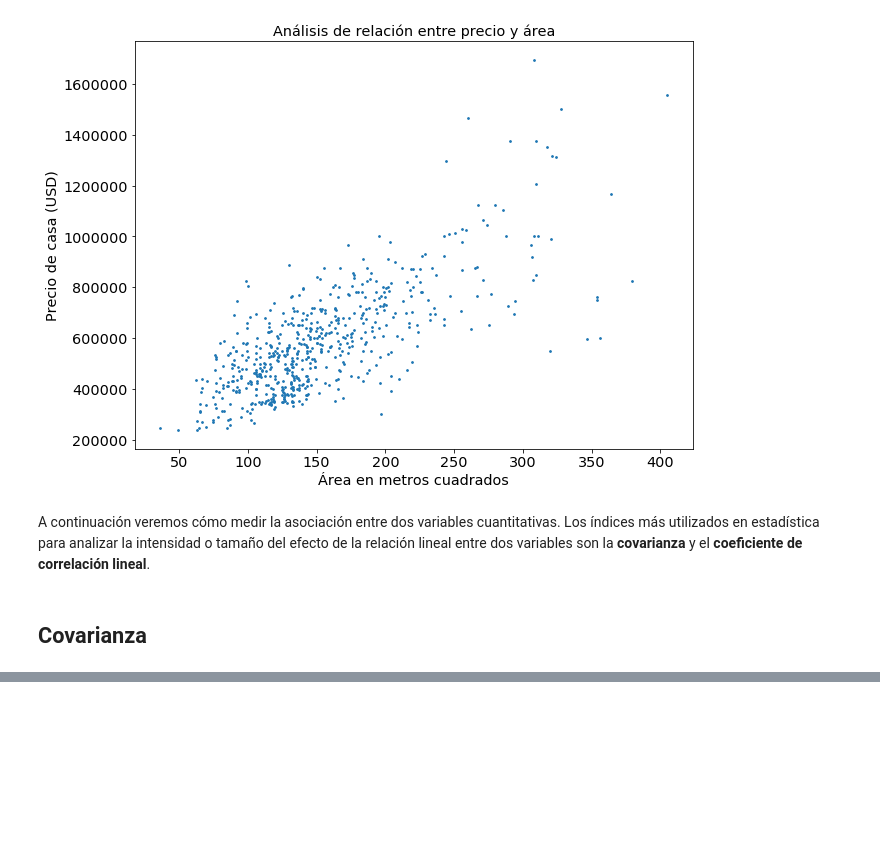
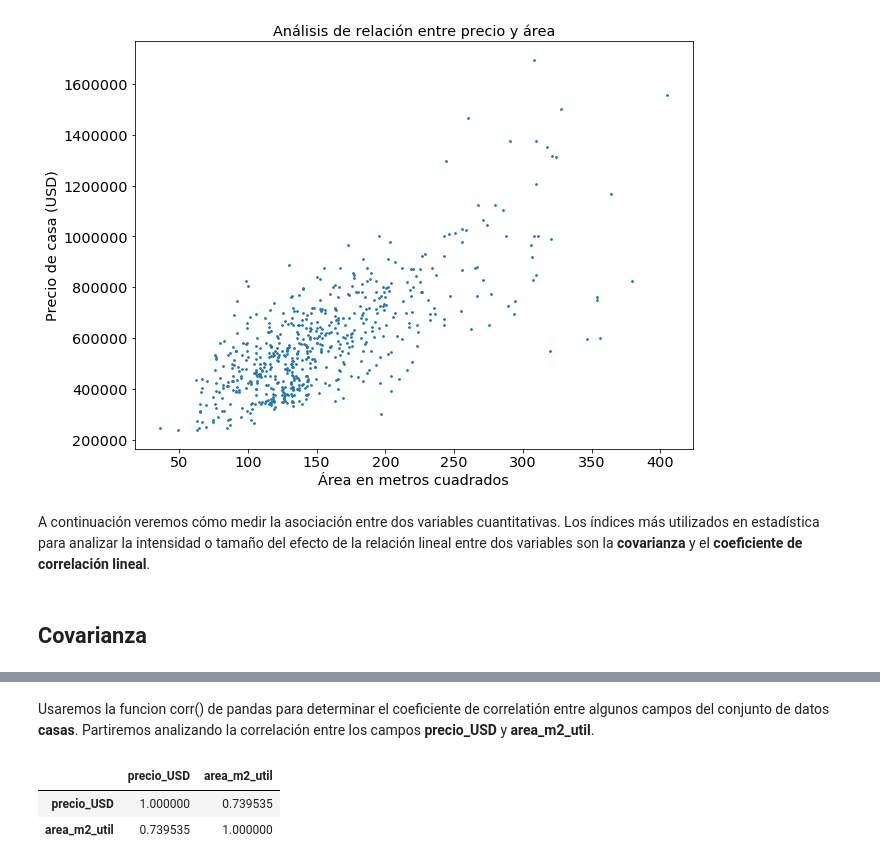
Before and after one commit to MetricLearning/diplomado_datascience, a Jupyter notebook: 04_Introduccion_estadistica/02_Analisis_de_correlacion.ipynb, the cells around one changed output, grey strips where cells are left out. Cells and saved outputs as stored; diff of their text form; code cells hidden in the pictures; blank space fills up the shorter version.

```diff
--- a/04_Introduccion_estadistica/02_Analisis_de_correlacion.ipynb
+++ b/04_Introduccion_estadistica/02_Analisis_de_correlacion.ipynb
@@ -97,0 +143,8 @@ $S_{xy} = \frac{1}{N} \sum_{i=1}^N (x_i - \overline{x}) (y_i - \overline{y})$
+# %% [markdown]
+Usaremos la funcion corr() de pandas para determinar el coeficiente de correlatión entre algunos campos del conjunto de datos **casas**. Partiremos analizando la correlación entre los campos **precio_USD** y **area_m2_util**.
+# %%
+casas[['precio_USD','area_m2_util']].corr()
+# %% [output]
+|  | precio_USD | area_m2_util |
+| precio_USD | 1.000000 | 0.739535 |
+| area_m2_util | 0.739535 | 1.000000 |
```
Also changed, not shown: parts of 10 cells of this notebook, 3 other files.
